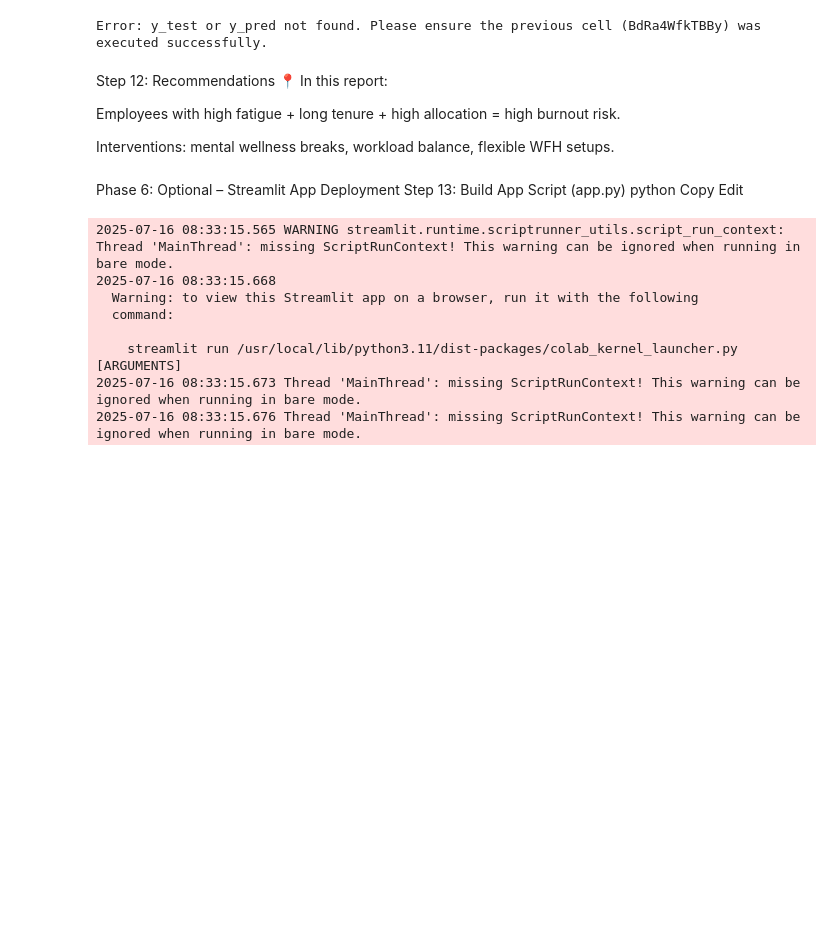
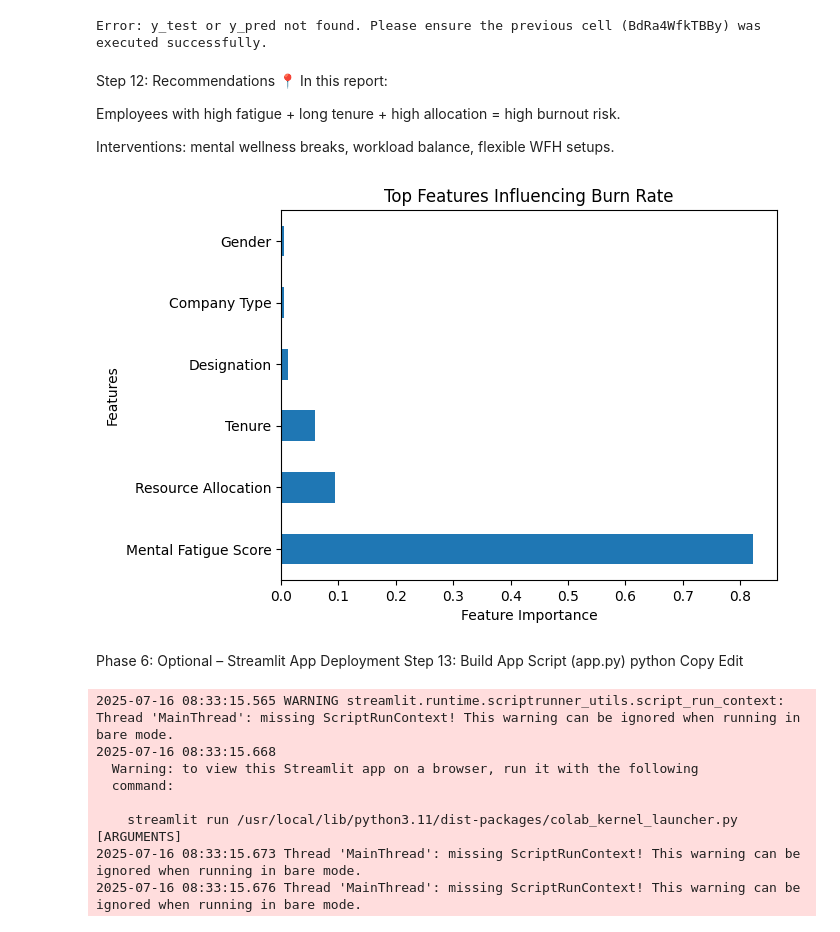
Before and after one commit to olumideadekunle/Data-Sharing-among-Business, a Jupyter notebook: Proactive_Insights_for_Employee_Well_being_Predicting_Burnout_with_Machine_Learning_3.ipynb, the cells around one changed output. Saved outputs shown, nothing was run; the diff lists cells and outputs as text; code cells hidden in the pictures; blank space fills up the shorter version.

```diff
--- a/Proactive_Insights_for_Employee_Well_being_Predicting_Burnout_with_Machine_Learning_3.ipynb
+++ b/Proactive_Insights_for_Employee_Well_being_Predicting_Burnout_with_Machine_Learning_3.ipynb
@@ -754,3 +680,42 @@ else:
+# %%
+import matplotlib.pyplot as plt
+import pandas as pd
+import os
+from sklearn.model_selection import train_test_split
+from sklearn.ensemble import RandomForestRegressor
+from sklearn.preprocessing import StandardScaler, OneHotEncoder
+from sklearn.compose import ColumnTransformer
+from sklearn.pipeline import Pipeline
+
+# Assume df is already loaded and preprocessed from previous steps
+# Assume rf is the trained Random Forest model from previous steps
+
+# Check if the trained model 'rf' and processed data 'df' are available
+if 'rf' in globals() and 'df' in globals() and 'Burn Rate' in df.columns:
+    # Define features (X) and target (y) from the processed DataFrame
+    X = df.drop(['Burn Rate', 'Employee ID', 'Date of Joining', 'WFH Setup Available'], axis=1) # Drop non-numeric and non-feature columns
+    y = df['Burn Rate'] # Target variable is not needed for feature importance calculation itself but good practice to define X and y
+
+    # Ensure the columns in X match the features the model was trained on
+    # This is important if any columns were dropped or added in preprocessing steps
+    # For this notebook's flow, the columns in X should match what rf was trained on
+
+    # --- Feature Importance Plotting ---
+    # Check if the trained model has feature_importances_ attribute (most tree-based models do)
+    if hasattr(rf, 'feature_importances_'):
+        feat_importances = pd.Series(rf.feature_importances_, index=X.columns)
+        feat_importances.nlargest(10).plot(kind='barh')
+        plt.title('Top Features Influencing Burn Rate')
+        plt.xlabel('Feature Importance')
+        plt.ylabel('Features')
+        plt.show()
+    else:
+        print("The trained model does not have feature_importances_ attribute.")
+
+else:
+    print("Error: Trained model 'rf' or processed DataFrame 'df' not found. Please ensure previous steps were executed successfully.")
+# %% [output]
+[figure, added]
 # %% [markdown]
 Phase 6: Optional – Streamlit App Deployment
 Step 13: Build App Script (app.py)
```
Also changed, not shown: parts of 13 cells of this notebook.
